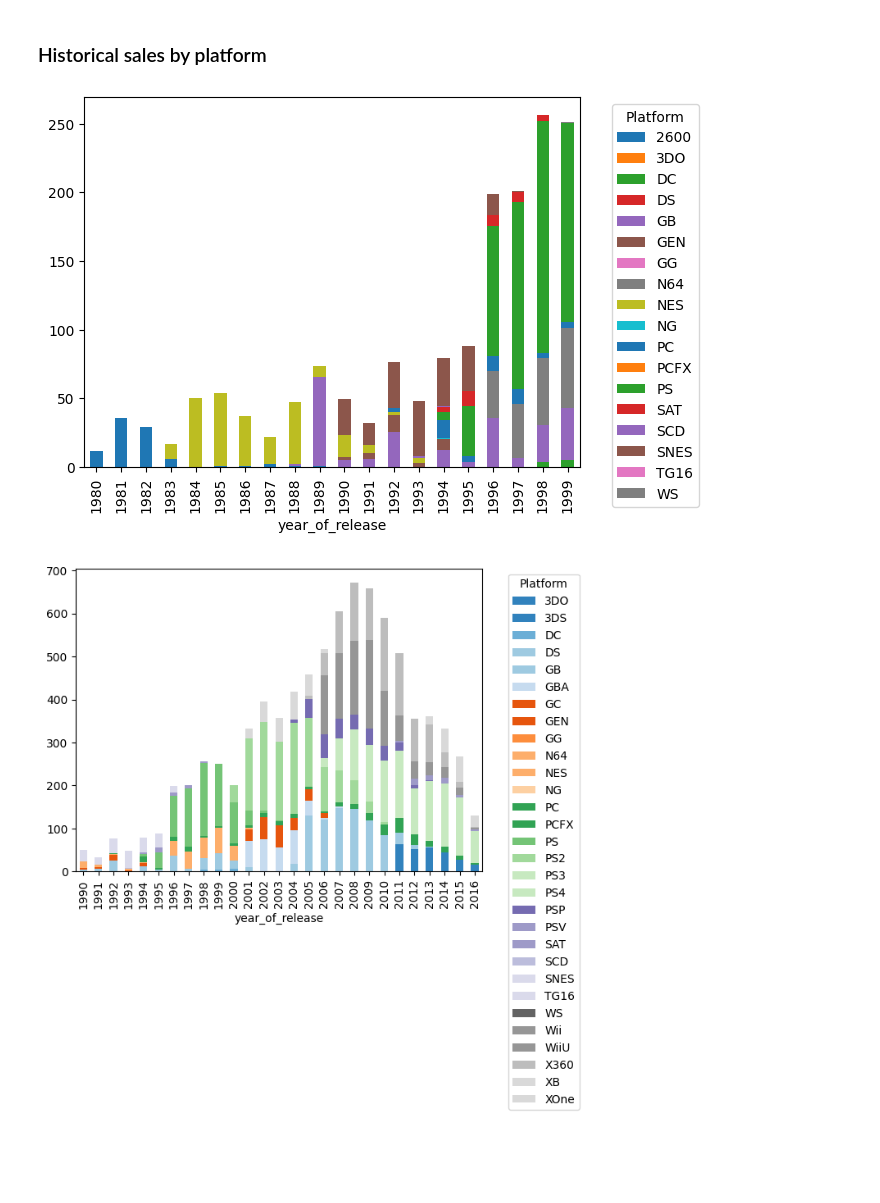
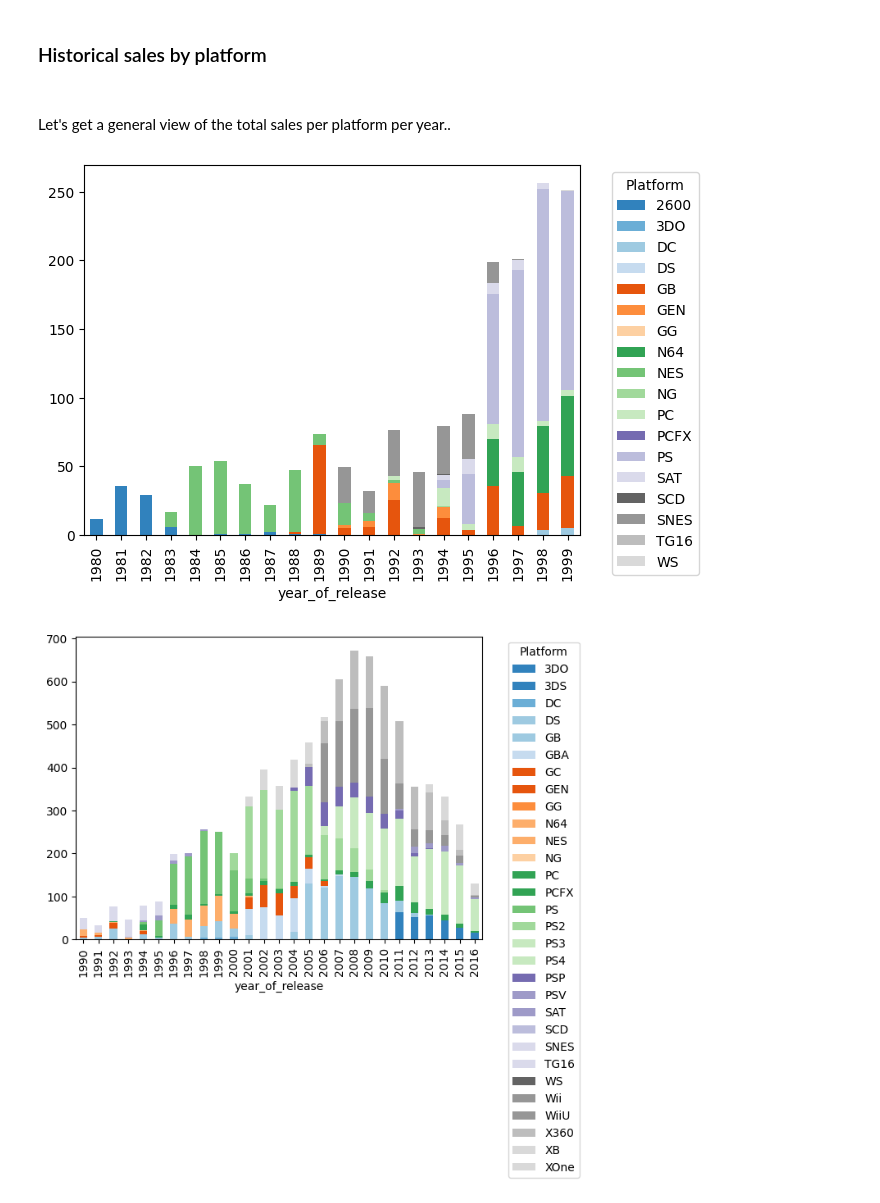
Before and after one commit to PabloHermun/videogames_succes, a Jupyter notebook: notebook.ipynb, the cells around one changed output. Drawn from its saved outputs; the diff is of its cells as text; code cells hidden in the pictures; blank space fills up the shorter version.

```diff
--- a/notebook.ipynb
+++ b/notebook.ipynb
@@ -240,0 +255,3 @@ Let's check what percentage of the total sales they represent to decide if we ca
+# %%
+games.dropna(subset={'year_of_release'}, inplace=True)
+games.info()
@@ -241 +309,24 @@ Let's check what percentage of the total sales they represent to decide if we ca
+# %%
+def standardize_name(name) -> str:
+    """
+    Standardize a string in three steps:
+    1. Convert to lowercase.
+    2. Remove non-alphanumeric characters while keeping spaces.
+    3. Normalize whitespace to single spaces.
+    """
+    # Handle non-str inputs
+    if not isinstance(name, str):
+        return ''
+
+    name = name.lower() # Step 1
+    name = ''.join(
+        c if c.isalnum() or c == ' ' else ''
+        for c in name
+    ) # Step 2
+    name = ' '.join(name.split()) # Step 3
+
+    return name
+
+# Standardize the games' names in a new column
+games['name_std'] = games['name'].apply(standardize_name)
 # %%
@@ -338,0 +356,7 @@ games.head()
+# %%
+games.drop_duplicates(['name_std', 'platform', 'year_of_release'], inplace=True)
+# %%
+# Remove the extra column
+games.drop(columns=['name_std'], inplace=True)
+# Final view of the treated Data Frame
+games.info()
@@ -396,15 +460,18 @@ We see a similar behavior when it comes to the total sales per year.
 # %% [markdown]
 ### Historical sales by platform
+# %% [markdown]
+####
+Let's get a general view of the total sales per platform per year..
 # %%
 # Show a general view of the sales by platform in the first period
 games[games['year_of_release']<2000].pivot_table(index='year_of_release',
                   columns='platform',
                   values='total_sales',
-                  aggfunc='sum').plot(kind='bar', stacked=True)
+                  aggfunc='sum').plot(kind='bar', stacked=True, colormap='tab20c')
 plt.legend(title="Platform", bbox_to_anchor=(1.05, 1), loc='upper left')
 plt.show()
 # %% [output]
-[figure, old version]
+[figure, new version]
 # %%
 # Show a general view of the sales by platform in the second ant third periods
 
```
Also changed, not shown: parts of 69 cells of this notebook.
